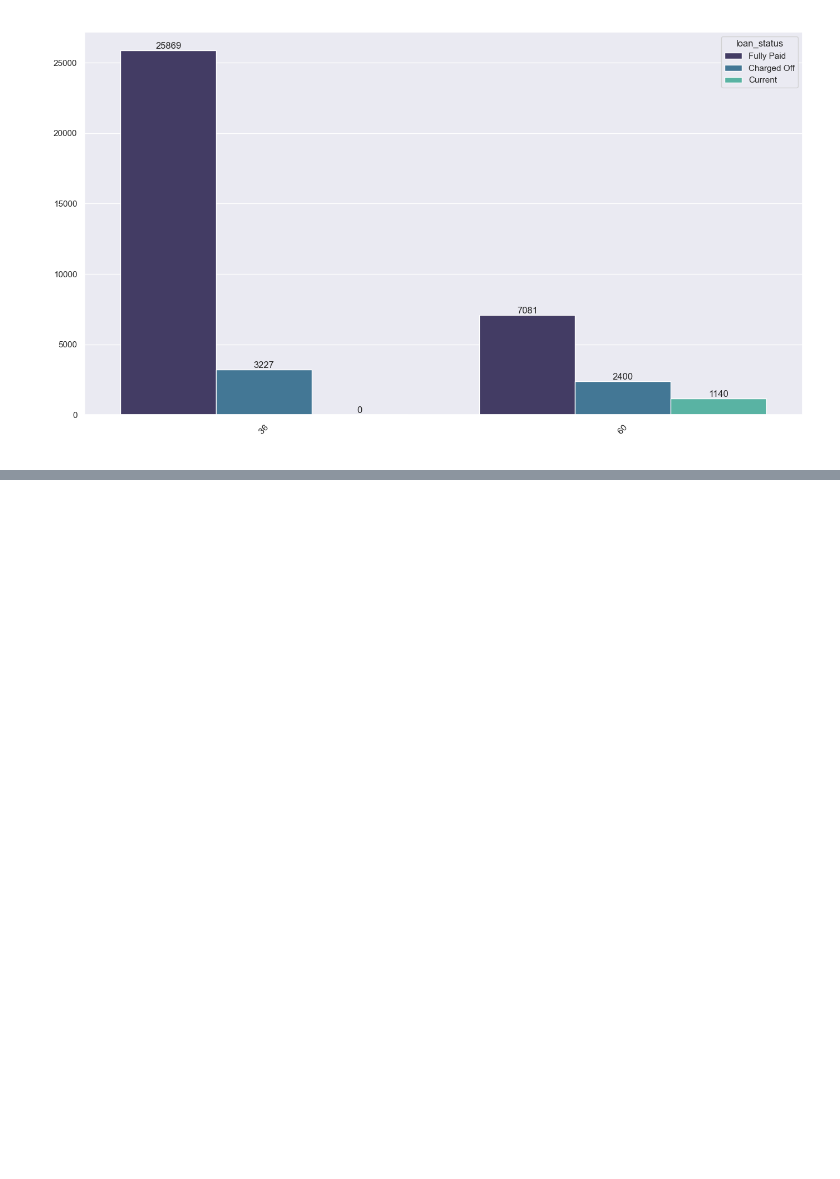
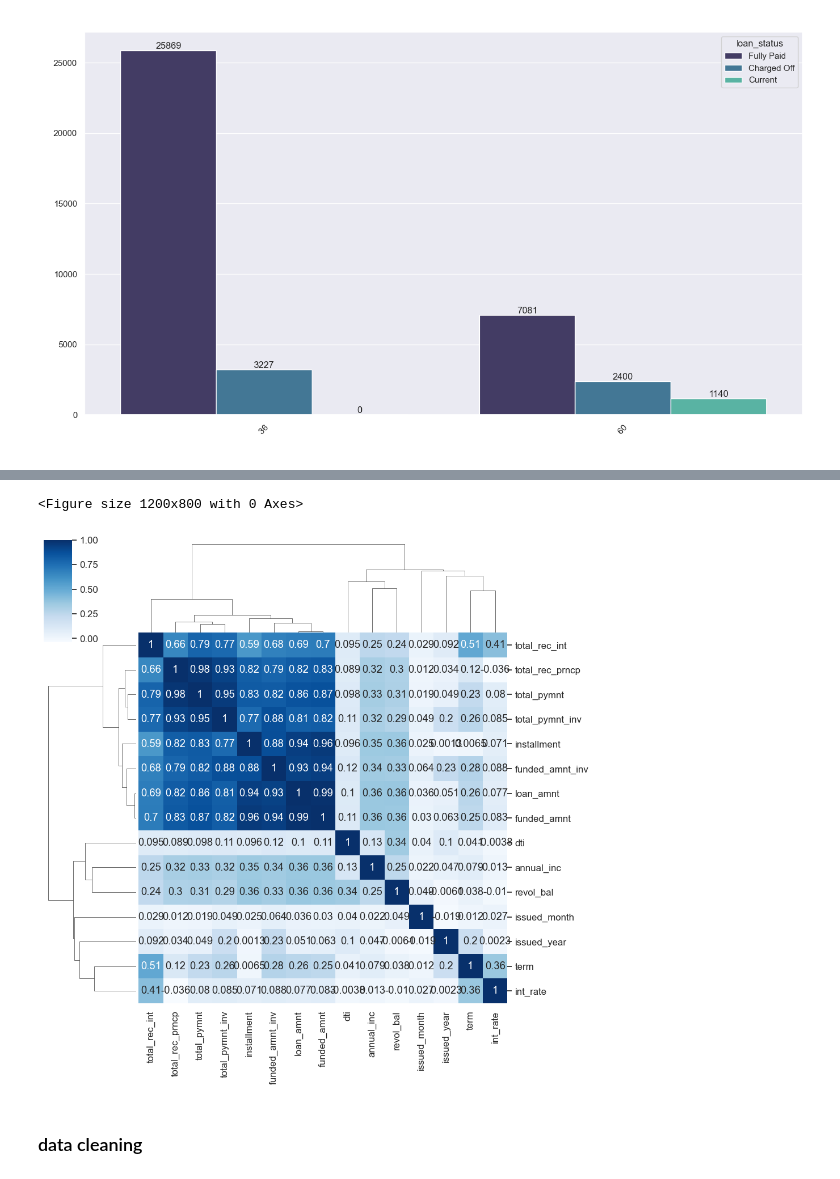
Before and after one commit to kshitiz89/lendingclubcase, a Jupyter notebook: Kshitiz_Jaiswal.ipynb, the cells around one changed output, grey strips where cells are left out. Drawn from its saved outputs; the diff is of its cells as text; code cells hidden in the pictures; blank space fills up the shorter version.

Commit message:
updated corr

```diff
--- a/Kshitiz_Jaiswal.ipynb
+++ b/Kshitiz_Jaiswal.ipynb
@@ -649,0 +648,3 @@ Majority of the loan applicants are in the category with no public record of ban
+# %%
+loan_corr =  loan_data_df
+loan_corr.info()
@@ -649,0 +669,12 @@ Majority of the loan applicants are in the category with no public record of ban
+# %%
+# creating correlation
+loan_corr_matrix = loan_corr.corr()
+sns.set(font_scale=1.1)
+plt.figure(figsize=(12, 8))
+sns.clustermap(loan_corr_matrix, annot=True, cmap="Blues")
+plt.show()
+# %% [output]
+<Figure size 1200x800 with 0 Axes>
+[figure, added]
+# %% [markdown]
+### data cleaning
```
Also changed, not shown: parts of 78 cells of this notebook.
